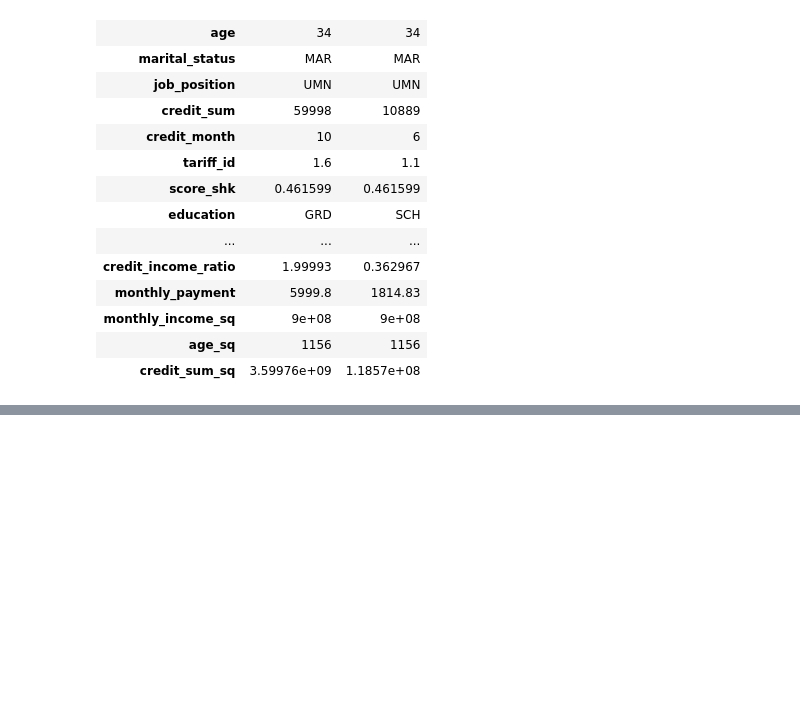
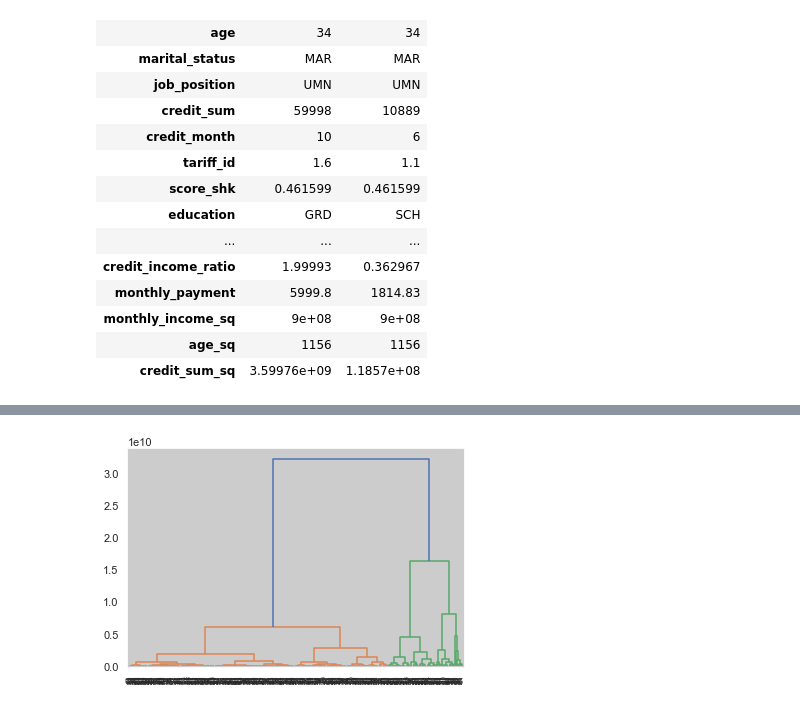
Before and after one commit to AlexAlexeyuk/it-academy-git, a Jupyter notebook: Clust_19_10.ipynb, the cells around one changed output, grey strips where cells are left out. Saved outputs shown, nothing was run; the diff lists cells and outputs as text; code cells hidden in the pictures; blank space fills up the shorter version.

```diff
--- a/Clust_19_10.ipynb
+++ b/Clust_19_10.ipynb
@@ -289,2 +272,0 @@ model = AgglomerativeClustering(n_clusters=10)
-# %%
-X = model.fit_predict(X_train.iloc[:500, :10])
@@ -314,0 +383,5 @@ print(Sil2)
+# %%
+from scipy.cluster.hierarchy import dendrogram, linkage, fcluster
+
+# Объект, в котором будет хранится информация о последовательном слиянии кластеров
+link = linkage(X.iloc[:500, :56] , 'ward', 'euclidean')
@@ -314,0 +421,5 @@ print(Sil2)
+# %%
+# Функция для построения дендрограммы
+dn = dendrogram(link)
+# %% [output]
+[figure, added]
```
Also changed, not shown: parts of 44 cells of this notebook.
